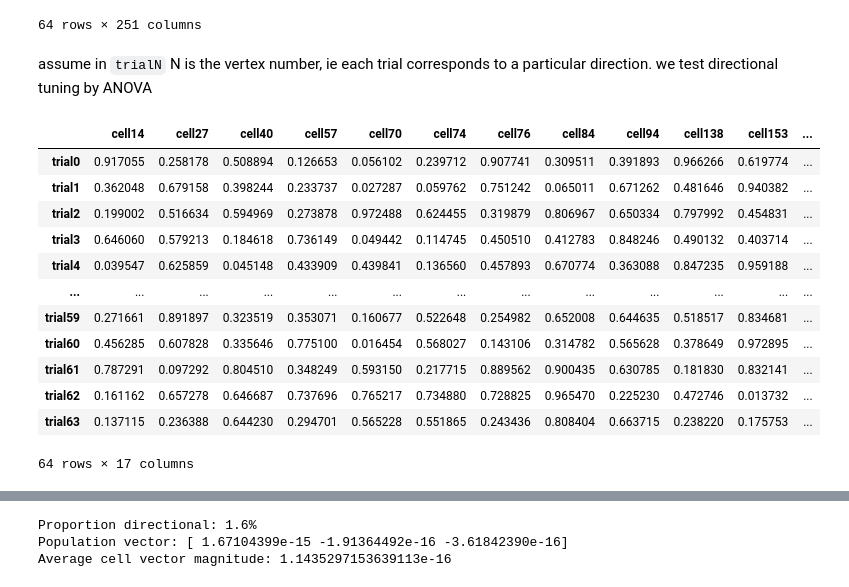
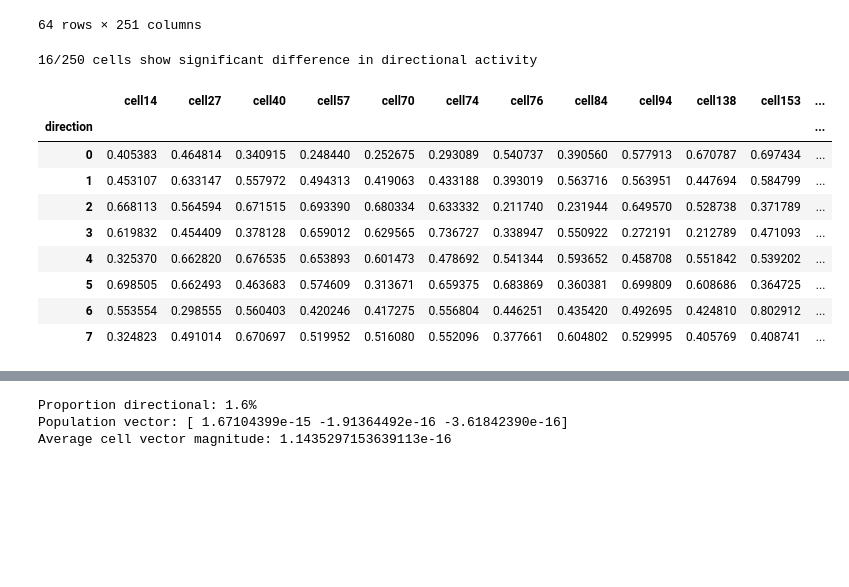
Before and after one commit to marek1n/georgopoulos1986, a Jupyter notebook: georgopoulos1986.ipynb, the cells around one changed output, grey strips where cells are left out. Cells and saved outputs as stored; diff of their text form; code cells hidden in the pictures; blank space fills up the shorter version.

```diff
--- a/georgopoulos1986.ipynb
+++ b/georgopoulos1986.ipynb
@@ -79,9 +79,6 @@ exp_df
 | trial62 | 0.265914 | 0.813264 | 0.686419 | 0.103411 | 0.373217 | 0.623979 | 0.954985 | 0.525429 | 0.488106 | 0.836183 | ... | ... |
 | trial63 | 0.353163 | 0.620924 | 0.774508 | 0.156519 | 0.256294 | 0.737360 | 0.890093 | 0.642789 | 0.477930 | 0.356933 | ... | ... |
 64 rows × 251 columns
-# %% [markdown]
-assume in `trialN` N is the vertex number, ie each trial corresponds to a particular direction.
-we test directional tuning by ANOVA
 # %%
 # ANOVA to test for if cells respond differently to different directions
 
@@ -96,21 +93,22 @@ for cell in exp_df.columns[:-1]:
 
 
 idxs_directional = [i for i, p in enumerate(pvals) if p < 0.05]
+print("{}/{} cells show significant difference in directional activity".format(len(idxs_directional), n_cells))
 assert idxs_directional
+# %% [output]
+16/250 cells show significant difference in directional activity
 # %%
 directional_df = exp_df.iloc[:, [*idxs_directional, -1]]
-directional_df
+d_Ms = directional_df.groupby('direction').mean()
+d_Ms
 # %% [output]
 |  | cell14 | cell27 | cell40 | cell57 | cell70 | cell74 | cell76 | cell84 | cell94 | cell138 | cell153 | ... |
-| trial0 | 0.917055 | 0.258178 | 0.508894 | 0.126653 | 0.056102 | 0.239712 | 0.907741 | 0.309511 | 0.391893 | 0.966266 | 0.619774 | ... |
-| trial1 | 0.362048 | 0.679158 | 0.398244 | 0.233737 | 0.027287 | 0.059762 | 0.751242 | 0.065011 | 0.671262 | 0.481646 | 0.940382 | ... |
-| trial2 | 0.199002 | 0.516634 | 0.594969 | 0.273878 | 0.972488 | 0.624455 | 0.319879 | 0.806967 | 0.650334 | 0.797992 | 0.454831 | ... |
-| trial3 | 0.646060 | 0.579213 | 0.184618 | 0.736149 | 0.049442 | 0.114745 | 0.450510 | 0.412783 | 0.848246 | 0.490132 | 0.403714 | ... |
-| trial4 | 0.039547 | 0.625859 | 0.045148 | 0.433909 | 0.439841 | 0.136560 | 0.457893 | 0.670774 | 0.363088 | 0.847235 | 0.959188 | ... |
-| ... | ... | ... | ... | ... | ... | ... | ... | ... | ... | ... | ... | ... |
-| trial59 | 0.271661 | 0.891897 | 0.323519 | 0.353071 | 0.160677 | 0.522648 | 0.254982 | 0.652008 | 0.644635 | 0.518517 | 0.834681 | ... |
-| trial60 | 0.456285 | 0.607828 | 0.335646 | 0.775100 | 0.016454 | 0.568027 | 0.143106 | 0.314782 | 0.565628 | 0.378649 | 0.972895 | ... |
-| trial61 | 0.787291 | 0.097292 | 0.804510 | 0.348249 | 0.593150 | 0.217715 | 0.889562 | 0.900435 | 0.630785 | 0.181830 | 0.832141 | ... |
-| trial62 | 0.161162 | 0.657278 | 0.646687 | 0.737696 | 0.765217 | 0.734880 | 0.728825 | 0.965470 | 0.225230 | 0.472746 | 0.013732 | ... |
-| trial63 | 0.137115 | 0.236388 | 0.644230 | 0.294701 | 0.565228 | 0.551865 | 0.243436 | 0.808404 | 0.663715 | 0.238220 | 0.175753 | ... |
+| direction |  |  |  |  |  |  |  |  |  |  |  | ... |
+| 0 | 0.405383 | 0.464814 | 0.340915 | 0.248440 | 0.252675 | 0.293089 | 0.540737 | 0.390560 | 0.577913 | 0.670787 | 0.697434 | ... |
+| 1 | 0.453107 | 0.633147 | 0.557972 | 0.494313 | 0.419063 | 0.433188 | 0.393019 | 0.563716 | 0.563951 | 0.447694 | 0.584799 | ... |
+| 2 | 0.668113 | 0.564594 | 0.671515 | 0.693390 | 0.680334 | 0.633332 | 0.211740 | 0.231944 | 0.649570 | 0.528738 | 0.371789 | ... |
+| 3 | 0.619832 | 0.454409 | 0.378128 | 0.659012 | 0.629565 | 0.736727 | 0.338947 | 0.550922 | 0.272191 | 0.212789 | 0.471093 | ... |
+| 4 | 0.325370 | 0.662820 | 0.676535 | 0.653893 | 0.601473 | 0.478692 | 0.541344 | 0.593652 | 0.458708 | 0.551842 | 0.539202 | ... |
+| 5 | 0.698505 | 0.662493 | 0.463683 | 0.574609 | 0.313671 | 0.659375 | 0.683869 | 0.360381 | 0.699809 | 0.608686 | 0.364725 | ... |
+| 6 | 0.553554 | 0.298555 | 0.560403 | 0.420246 | 0.417275 | 0.556804 | 0.446251 | 0.435420 | 0.492695 | 0.424810 | 0.802912 | ... |
+| 7 | 0.324823 | 0.491014 | 0.670697 | 0.519952 | 0.516080 | 0.552096 | 0.377661 | 0.604802 | 0.529995 | 0.405769 | 0.408741 | ... |
-64 rows × 17 columns
```
Also changed, not shown: parts of 2 cells of this notebook.
